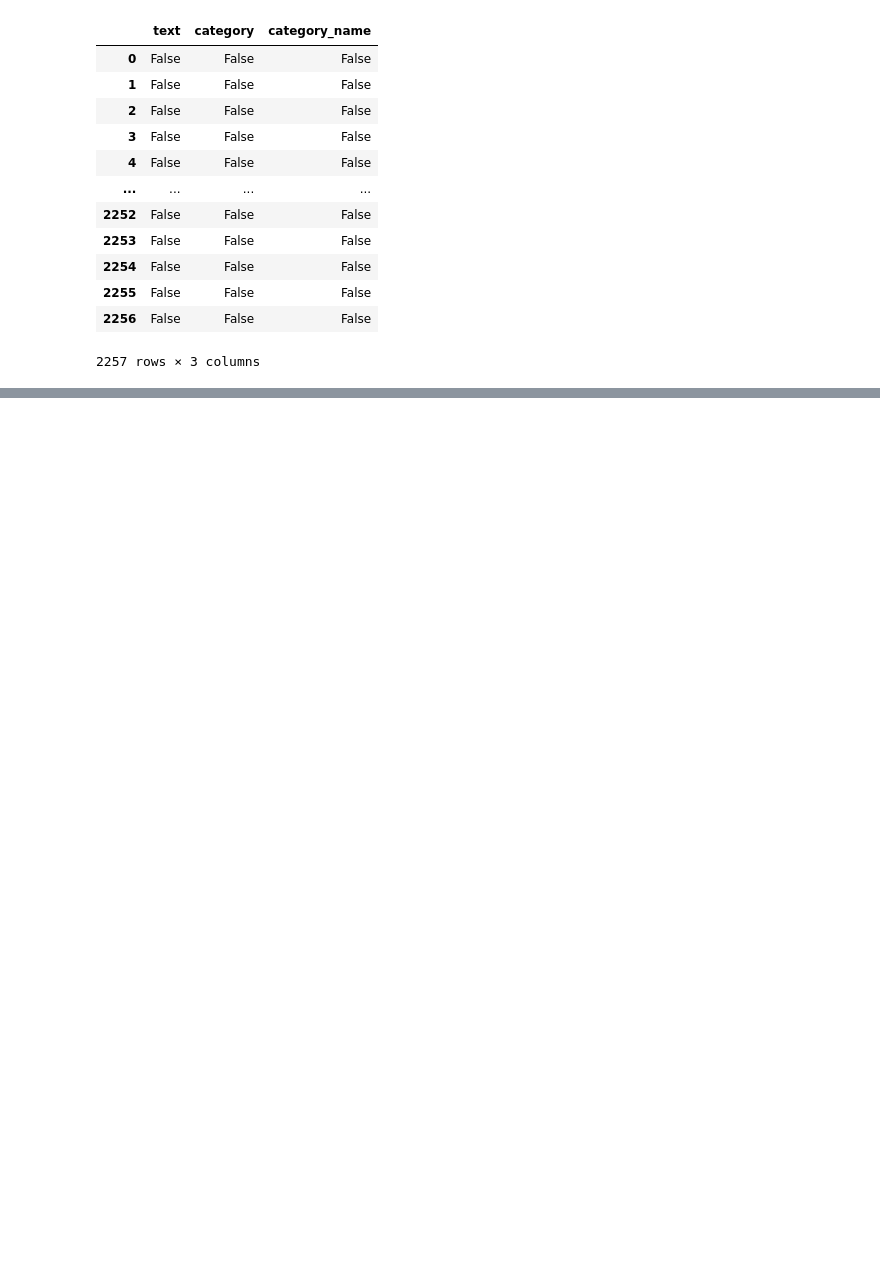
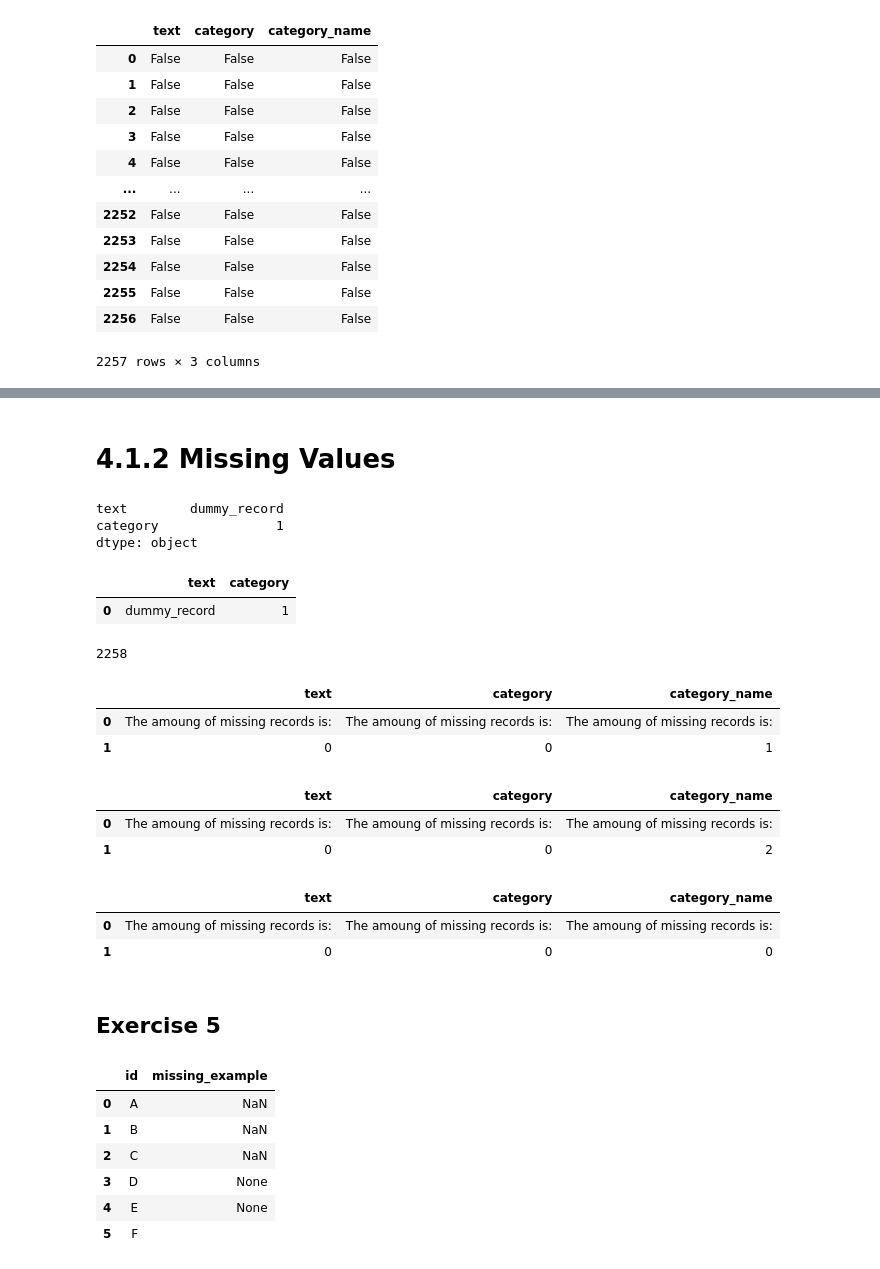
Before and after one commit to DITShark/DM2023-Lab1-Master, a Jupyter notebook: Homework/DM2023-Lab1-Homework.ipynb, the cells around one changed output, grey strips where cells are left out. Cells and saved outputs as stored; diff of their text form; code cells hidden in the pictures; blank space fills up the shorter version.

```diff
--- a/Homework/DM2023-Lab1-Homework.ipynb
+++ b/Homework/DM2023-Lab1-Homework.ipynb
@@ -349,0 +378,16 @@ X.isnull()
+# %% [markdown]
+# 4.1.2 Missing Values
+# %%
+# Create a dummy series
+dummy_series = pd.Series(["dummy_record", 1], index=["text", "category"])
+dummy_series
+# %% [output]
+text        dummy_record
+category               1
+dtype: object
+# %%
+# Convert the dummy series into Dataframe & Change it to row base
+dummy_series.to_frame().T
+# %% [output]
+|  | text | category |
+| 0 | dummy_record | 1 |
@@ -349,0 +397,12 @@ X.isnull()
+# %%
+# Check if the records was commited into result
+len(x_withdummy)
+# %% [output]
+2258
+# %%
+# Check missing value again with x_withdummy
+x_withdummy.isnull().apply(lambda x: dmh.check_missing_values(x))
+# %% [output]
+|  | text | category | category_name |
+| 0 | The amoung of missing records is: | The amoung of missing records is: | The amoung of missing records is: |
+| 1 | 0 | 0 | 1 |
@@ -349,0 +418,7 @@ X.isnull()
+# %%
+# Check missing value again with x_withdummy
+x_withdummy.isnull().apply(lambda x: dmh.check_missing_values(x))
+# %% [output]
+|  | text | category | category_name |
+| 0 | The amoung of missing records is: | The amoung of missing records is: | The amoung of missing records is: |
+| 1 | 0 | 0 | 2 |
@@ -349,0 +428,29 @@ X.isnull()
+# %%
+# Check missing value with x_withdummy to see the result of deleting missing value
+x_withdummy.isnull().apply(lambda x: dmh.check_missing_values(x))
+# %% [output]
+|  | text | category | category_name |
+| 0 | The amoung of missing records is: | The amoung of missing records is: | The amoung of missing records is: |
+| 1 | 0 | 0 | 0 |
+# %% [markdown]
+## Exercise 5
+# %%
+import numpy as np
+
+NA_dict = [{'id': 'A', 'missing_example': np.nan},
+           {'id': 'B'},
+           {'id': 'C', 'missing_example': 'NaN'},
+           {'id': 'D', 'missing_example': 'None'},
+           {'id': 'E', 'missing_example':  None},
+           {'id': 'F', 'missing_example': ''}]
+
+NA_df = pd.DataFrame(NA_dict, columns=['id', 'missing_example'])
+NA_df
+# %% [output]
+|  | id | missing_example |
+| 0 | A | NaN |
+| 1 | B | NaN |
+| 2 | C | NaN |
+| 3 | D | None |
+| 4 | E | None |
+| 5 | F |  |
```
Also changed, not shown: parts of 29 cells of this notebook.
